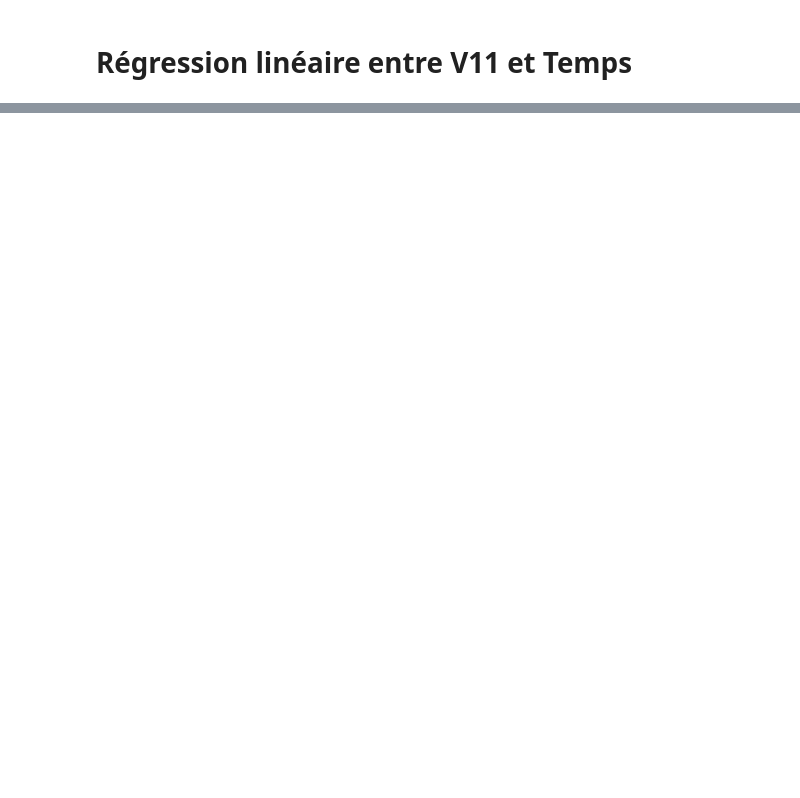
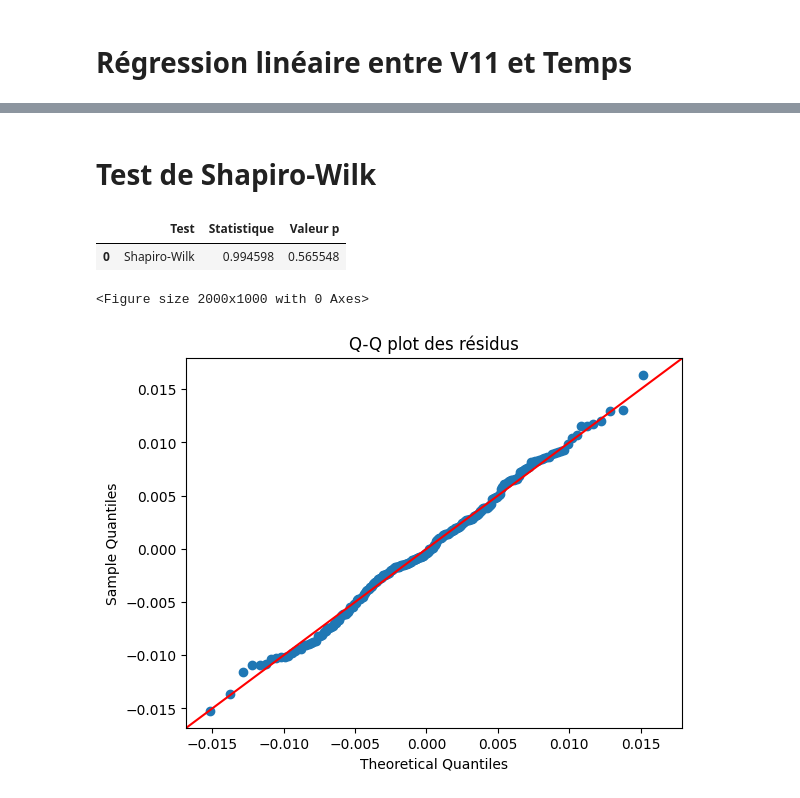
Before and after one commit to bigirimanainnocent12/Regresion_lineaire, a Jupyter notebook: CODE_RAPPORT_DE_STAGE.ipynb, the cells around one changed output, grey strips where cells are left out. Drawn from its saved outputs; the diff is of its cells as text; code cells hidden in the pictures; blank space fills up the shorter version.

```diff
--- a/CODE_RAPPORT_DE_STAGE.ipynb
+++ b/CODE_RAPPORT_DE_STAGE.ipynb
@@ -369,8 +369,8 @@ plt.show()
 # **Régression linéaire entre V11 et Temps**
 # %%
 import statsmodels.formula.api as sm
-modele=sm.ols(data=data_fermentation,formula='V11 ~ Temps').fit()
-print(modele.summary())
+mode=sm.ols(data=data_fermentation,formula='V11 ~ Temps').fit()
+print(mode.summary())
 # %% [output]
                             OLS Regression Results
 ==============================================================================
@@ -389,3 +389,29 @@ Notes:
 [1] Standard Errors assume that the covariance matrix of the errors is correctly specified.
 [2] The condition number is large, 3.94e+03. This might indicate that there are
 strong multicollinearity or other numerical problems.
+# %% [markdown]
+# **Test de Shapiro-Wilk**
+# %%
+from scipy import stats
+residu=mode.resid
+statistic, pvalue=stats.shapiro(residu)
+model={
+    "Test":["Shapiro-Wilk"],
+    "Statistique":[statistic],
+    "Valeur p":[pvalue]
+}
+pd.DataFrame(model)
+# %% [output]
+|  | Test | Statistique | Valeur p |
+| 0 | Shapiro-Wilk | 0.994598 | 0.565548 |
+# %%
+import statsmodels.api as sm
+import matplotlib.pyplot as plt
+figsize = (20, 10)
+plt.figure(figsize=figsize)
+sm.qqplot(residu,loc=residus.mean(),scale=residus.std(),line='45')
+plt.title('Q-Q plot des résidus')
+plt.show()
+# %% [output]
+<Figure size 2000x1000 with 0 Axes>
+[figure, added]
```
Also changed, not shown: parts of 10 cells of this notebook.
